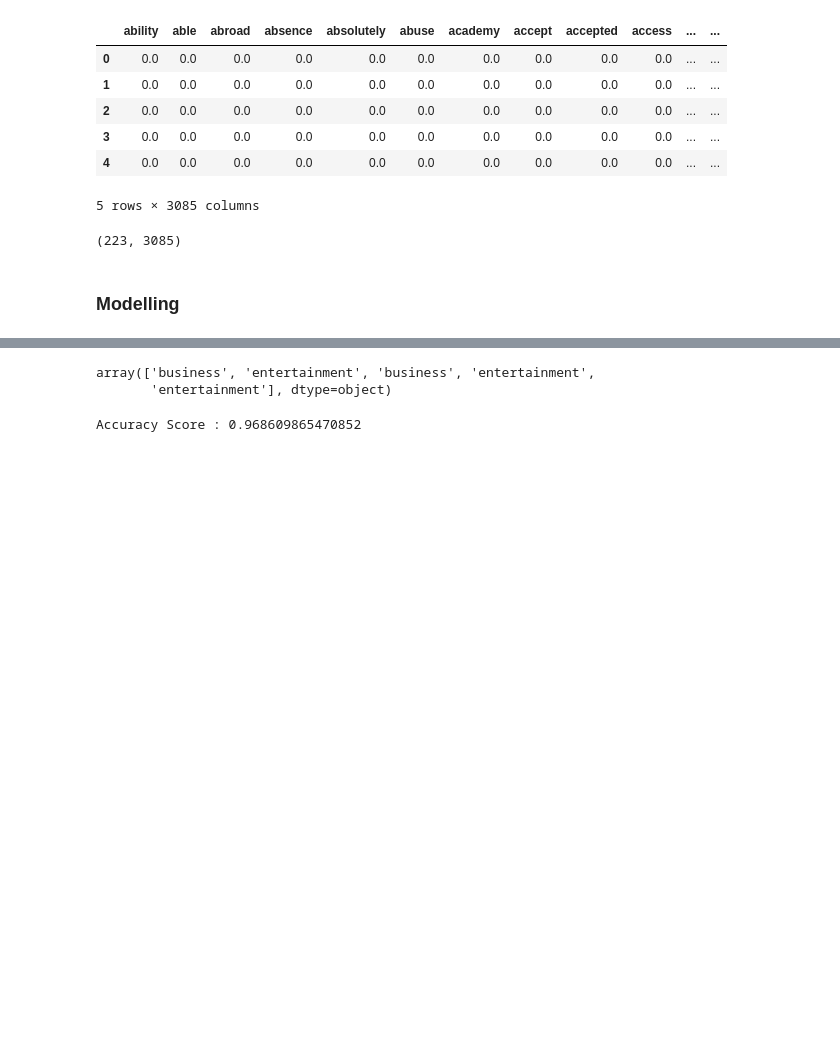
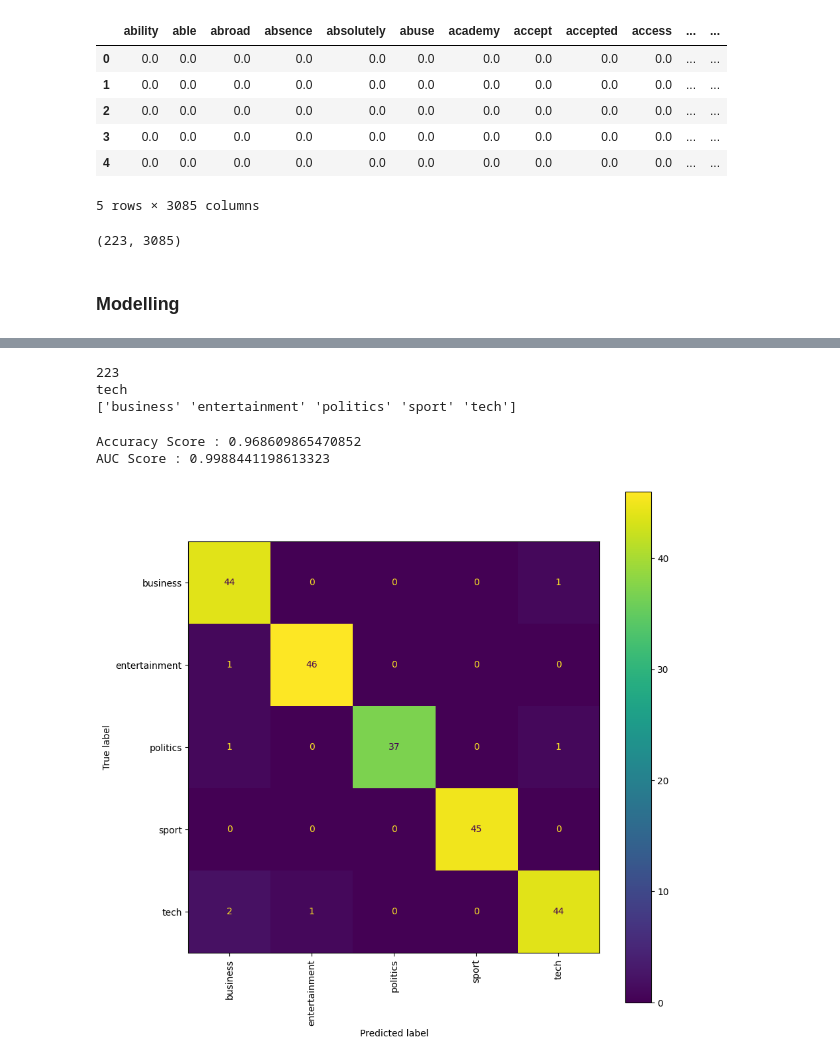
Before and after one commit to rileydrizzy/news_classification, a Jupyter notebook: news_classification.ipynb, the cells around one changed output, grey strips where cells are left out. Cells and saved outputs as stored; diff of their text form; code cells hidden in the pictures; blank space fills up the shorter version.

```diff
--- a/news_classification.ipynb
+++ b/news_classification.ipynb
@@ -128,12 +129,8 @@ x_valid_transform.shape
 (223, 3085)
 # %% [markdown]
 ### Modelling
-# %%
-def model_score(test, pred):
-    print(f'Accuracy Score : {accuracy_score(test, pred)}')
-    print(f'Accuracy Score : {f1 (test, pred)}')
 # %%
 from sklearn.svm import SVC
-baseline_model = SVC(random_state= 10)
-%time baseline_model.fit(x_train_transform, y_train)
+base_svm_model = SVC(random_state= 10, probability= True)
+%time base_svm_model.fit(x_train_transform, y_train)
 # %% [output]
@@ -143,10 +140,27 @@ SVC(random_state=10)
-# %%
-y_pred = baseline_model.predict(x_valid_transform)
-y_pred[10:15]
-# %% [output]
-array(['business', 'entertainment', 'business', 'entertainment',
-       'entertainment'], dtype=object)
+# %%
+y_pred = base_svm_model.predict(x_valid_transform)
+y_pred_prob = base_svm_model.predict_proba(x_valid_transform)
+# %%
+print(len(y_pred_prob[:,4]))
+print(y_pred[0])
+print(base_svm_model.classes_)
+# %% [output]
+223
+tech
+['business' 'entertainment' 'politics' 'sport' 'tech']
+# %%
+def model_score(test, pred, y_pred_prob, classes = None):
+    print(f'Accuracy Score : {accuracy_score(test, pred)}')
+    #auc score
+    print(f'AUC Score : {roc_auc_score(y_test, y_pred_prob, multi_class="ovr")}')
+    cm = confusion_matrix(y_test, y_pred, labels= classes)
+    disp = ConfusionMatrixDisplay(confusion_matrix= cm , display_labels= classes)
+    fig , ax = plt.subplots(figsize=(10,10))
+    disp.plot(ax=ax, xticks_rotation= 'vertical')
+    plt.show()
 # %%
-model_score(y_test, y_pred)
+model_score(y_test,y_pred,y_pred_prob, classes= base_svm_model.classes_)
 # %% [output]
 Accuracy Score : 0.968609865470852
+AUC Score : 0.9988441198613323
+[figure, added]
```
Also changed, not shown: parts of 4 cells of this notebook.
